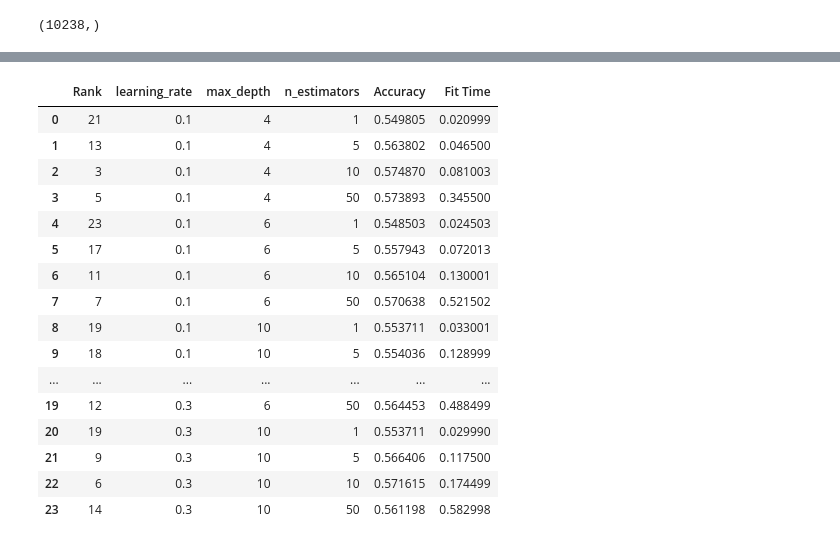
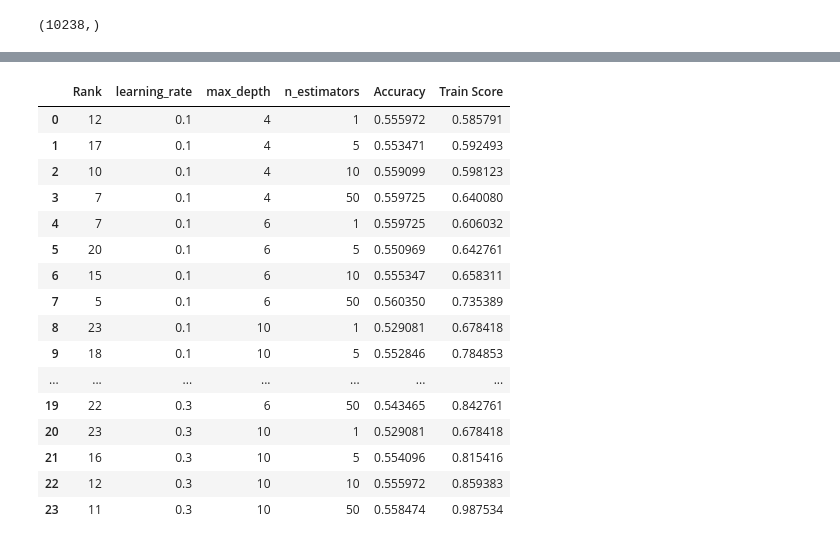
Before and after one commit to otakbeku/modified-FCOS, a Jupyter notebook: DTL/feature_representation.ipynb, the cells around one changed output, grey strips where cells are left out. Cells and saved outputs as stored; diff of their text form; code cells hidden in the pictures.

```diff
--- a/DTL/feature_representation.ipynb
+++ b/DTL/feature_representation.ipynb
@@ -83,0 +93,3 @@ np.shape(data_train_flat)
+# %%
+X = flatten_list(data_train)+flatten_list(data_val)
+np.shape(X)
@@ -84,5 +98,6 @@ np.shape(data_train_flat)
 # %%
-X_train, X_test, y_train, y_test = train_test_split(data_train_flat, y_train, test_size=0.3, random_state=101)
+X_train, X_test, y_train, y_test = train_test_split(X, y, test_size=0.3, random_state=101)
+X_val, X_test, y_val, y_test = train_test_split(X_test, y_test, test_size=0.5, random_state=101)
 # %%
 print('data train dimension:', np.shape(X_train))
 print('label train dimension:', np.shape(y_train))
@@ -241,0 +285,3 @@ color_moment_data_test.to_csv('color_moment_data_test.csv')
+# %%
+color_moment_data_val = color_moment_extraction_3channel(X_val)
+np.shape(color_moment_data_val)
@@ -550,13 +579,13 @@ test_fold = np.concatenate([
     # The training data.
     np.full(len(color_moment_data_train), -1, dtype=np.int8),
     # The development data.
-    np.zeros(len(color_moment_data_test), dtype=np.int8)
+    np.zeros(len(color_moment_data_val), dtype=np.int8)
 ])
 
 cv = PredefinedSplit(test_fold)
 
-X = np.concatenate([color_moment_data_train, color_moment_data_test])
-y = np.concatenate([y_train, y_test])
+X = np.concatenate([color_moment_data_train, color_moment_data_val])
+y = np.concatenate([y_train, y_val])
 # %%
 base = DecisionTreeClassifier()
 grid = {
@@ -770,20 +760,22 @@ print(xg_model.cv_results_)
 # %%
-pd.concat([pd.DataFrame(xg_model.cv_results_["rank_test_score"], columns=["Rank"]), pd.DataFrame(xg_model.cv_results_["params"]),pd.DataFrame(xg_model.cv_results_["mean_test_score"], columns=["Accuracy"]),pd.DataFrame(xg_model.cv_results_["mean_fit_time"], columns=["Fit Time"])],axis=1)
+df = pd.concat([pd.DataFrame(xg_model.cv_results_["rank_test_score"], columns=["Rank"]), pd.DataFrame(xg_model.cv_results_["params"]),pd.DataFrame(xg_model.cv_results_["mean_test_score"], columns=["Accuracy"]),pd.DataFrame(xg_model.cv_results_["mean_train_score"], columns=["Train Score"])],axis=1)
+df.to_csv('local_xg_accuracy_{}_cm.csv'.format(128))
+df
 # %% [output]
-|  | Rank | learning_rate | max_depth | n_estimators | Accuracy | Fit Time |
-| 0 | 21 | 0.1 | 4 | 1 | 0.549805 | 0.020999 |
-| 1 | 13 | 0.1 | 4 | 5 | 0.563802 | 0.046500 |
-| 2 | 3 | 0.1 | 4 | 10 | 0.574870 | 0.081003 |
-| 3 | 5 | 0.1 | 4 | 50 | 0.573893 | 0.345500 |
-| 4 | 23 | 0.1 | 6 | 1 | 0.548503 | 0.024503 |
-| 5 | 17 | 0.1 | 6 | 5 | 0.557943 | 0.072013 |
-| 6 | 11 | 0.1 | 6 | 10 | 0.565104 | 0.130001 |
-| 7 | 7 | 0.1 | 6 | 50 | 0.570638 | 0.521502 |
-| 8 | 19 | 0.1 | 10 | 1 | 0.553711 | 0.033001 |
-| 9 | 18 | 0.1 | 10 | 5 | 0.554036 | 0.128999 |
+|  | Rank | learning_rate | max_depth | n_estimators | Accuracy | Train Score |
+| 0 | 12 | 0.1 | 4 | 1 | 0.555972 | 0.585791 |
+| 1 | 17 | 0.1 | 4 | 5 | 0.553471 | 0.592493 |
+| 2 | 10 | 0.1 | 4 | 10 | 0.559099 | 0.598123 |
+| 3 | 7 | 0.1 | 4 | 50 | 0.559725 | 0.640080 |
+| 4 | 7 | 0.1 | 6 | 1 | 0.559725 | 0.606032 |
+| 5 | 20 | 0.1 | 6 | 5 | 0.550969 | 0.642761 |
+| 6 | 15 | 0.1 | 6 | 10 | 0.555347 | 0.658311 |
+| 7 | 5 | 0.1 | 6 | 50 | 0.560350 | 0.735389 |
+| 8 | 23 | 0.1 | 10 | 1 | 0.529081 | 0.678418 |
+| 9 | 18 | 0.1 | 10 | 5 | 0.552846 | 0.784853 |
 | ... | ... | ... | ... | ... | ... | ... |
-| 19 | 12 | 0.3 | 6 | 50 | 0.564453 | 0.488499 |
-| 20 | 19 | 0.3 | 10 | 1 | 0.553711 | 0.029990 |
-| 21 | 9 | 0.3 | 10 | 5 | 0.566406 | 0.117500 |
-| 22 | 6 | 0.3 | 10 | 10 | 0.571615 | 0.174499 |
-| 23 | 14 | 0.3 | 10 | 50 | 0.561198 | 0.582998 |
+| 19 | 22 | 0.3 | 6 | 50 | 0.543465 | 0.842761 |
+| 20 | 23 | 0.3 | 10 | 1 | 0.529081 | 0.678418 |
+| 21 | 16 | 0.3 | 10 | 5 | 0.554096 | 0.815416 |
+| 22 | 12 | 0.3 | 10 | 10 | 0.555972 | 0.859383 |
+| 23 | 11 | 0.3 | 10 | 50 | 0.558474 | 0.987534 |
```
Also changed, not shown: parts of 97 cells of this notebook, 26 other files.
